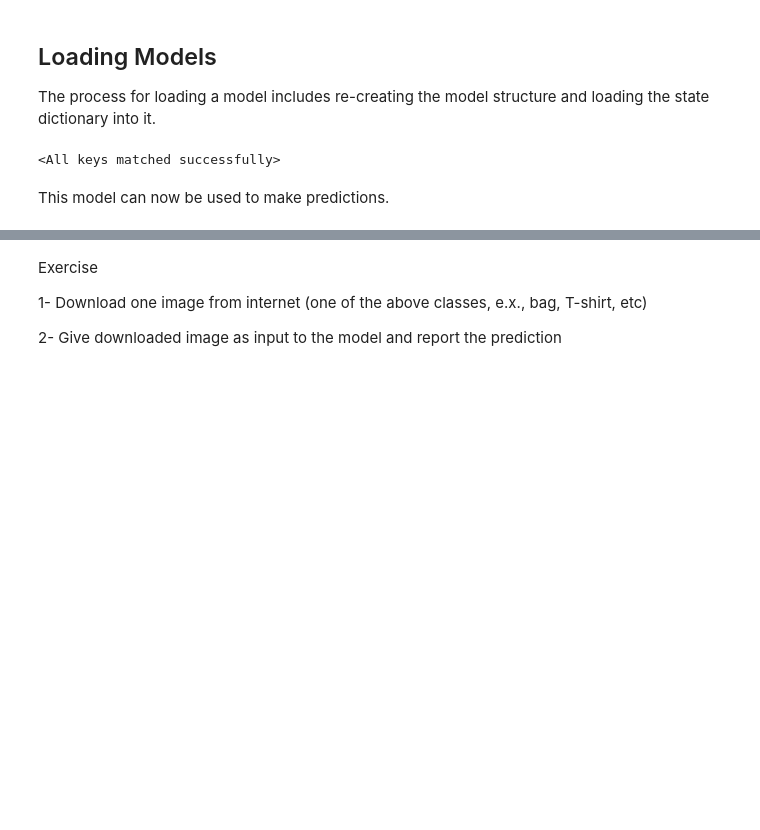
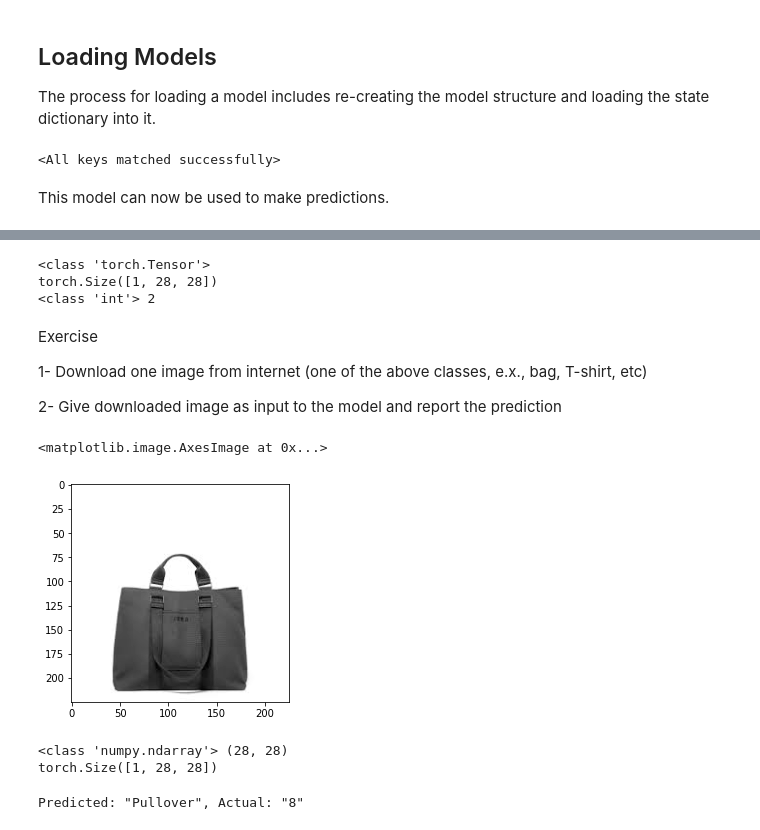
Before and after one commit to khorsandi2014/pytorch-02, a Jupyter notebook: Tutorial/1-quickstart_tutorial.ipynb, the cells around one changed output, grey strips where cells are left out. Drawn from its saved outputs; the diff is of its cells as text; code cells hidden in the pictures; blank space fills up the shorter version.

```diff
--- a/Tutorial/1-quickstart_tutorial.ipynb
+++ b/Tutorial/1-quickstart_tutorial.ipynb
@@ -266,3 +262,11 @@ Predicted: "Ankle boot", Actual: "Ankle boot"
+# %%
+print(type(x))
+print(x.shape)
+print(type(y), y)
+# %% [output]
+<class 'torch.Tensor'>
+torch.Size([1, 28, 28])
+<class 'int'> 2
 # %% [markdown]
 Exercise
 
@@ -271,0 +278,2 @@ Exercise
+# %%
+img_gray = cv2.imread('bag.jpg', cv2.IMREAD_GRAYSCALE)
@@ -271,0 +282,23 @@ Exercise
+# %%
+plt.imshow(img_gray, cmap="gray")
+# %% [output]
+<matplotlib.image.AxesImage at 0x...>
+[figure, added]
+# %%
+img = cv2.resize(img_gray, (28, 28))
+print(type(img), img.shape)
+img = torch.from_numpy(img)
+img = img.unsqueeze(0)
+print(img.shape)
+img.to(device, dtype = torch.float32)
+x_bag = img.float()
+# %% [output]
+<class 'numpy.ndarray'> (28, 28)
+torch.Size([1, 28, 28])
+# %%
+with torch.no_grad():
+    pred = model1(x_bag)
+    predicted, actual = classes[pred[0].argmax(0)], 8
+    print(f'Predicted: "{predicted}", Actual: "{actual}"')
+# %% [output]
+Predicted: "Pullover", Actual: "8"
```
Also changed, not shown: parts of 8 cells of this notebook.
